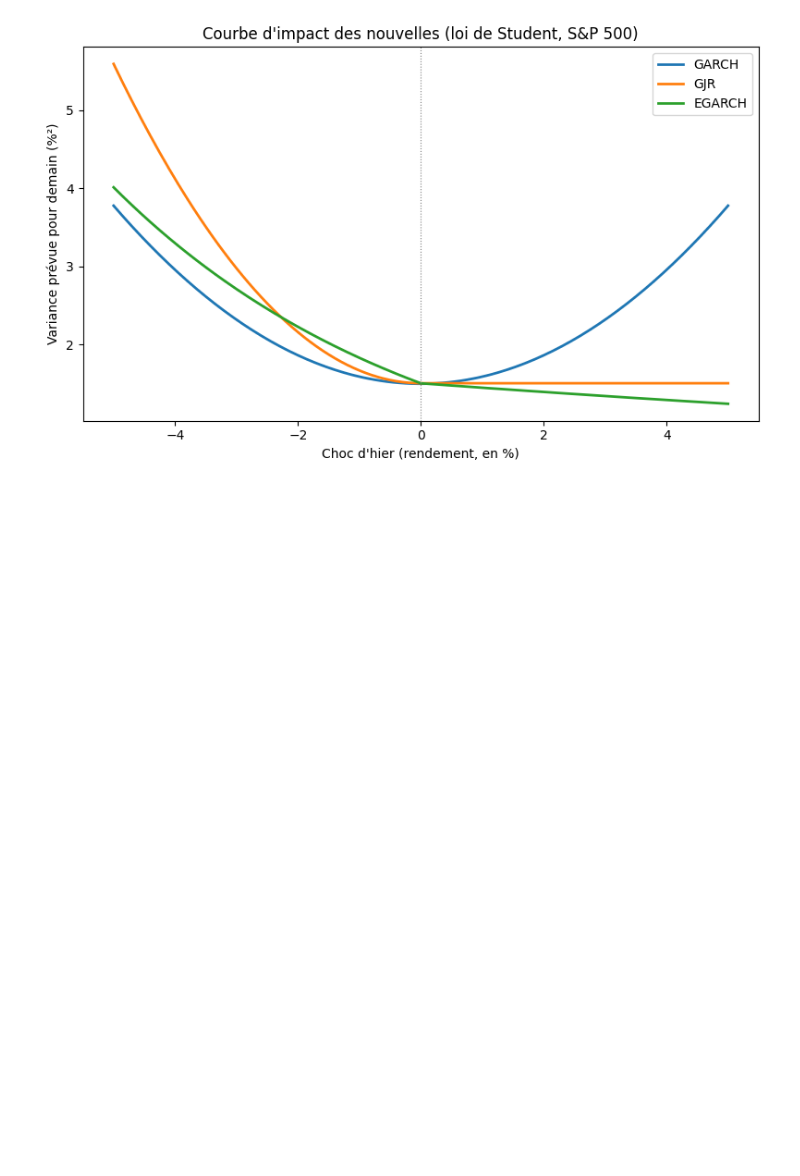
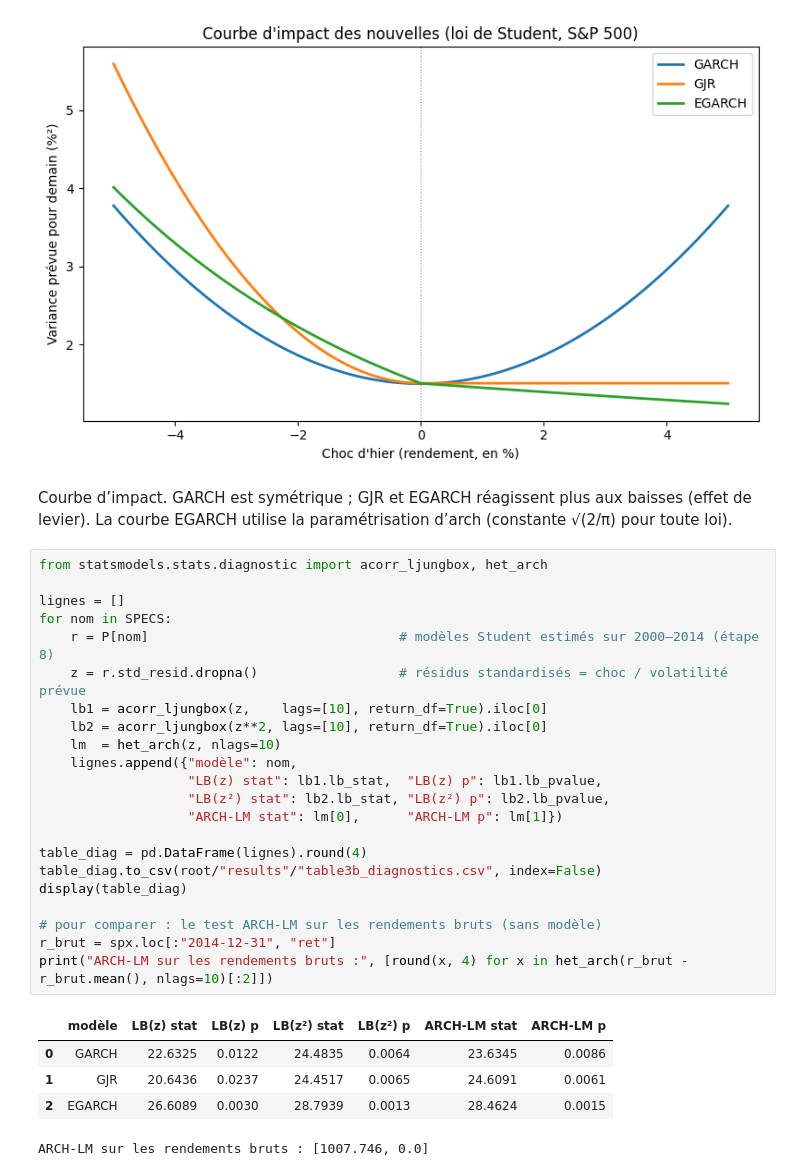
Before and after one commit to syrine1O/ml-finance-project, a Jupyter notebook: notebooks/03_garch.ipynb, the cells around one changed output. Drawn from its saved outputs; the diff is of its cells as text; blank space fills up the shorter version.

Commit message:
T7 : tests sur les résidus (Ljung-Box, ARCH-LM) et textes d'interprétation

```diff
--- a/notebooks/03_garch.ipynb
+++ b/notebooks/03_garch.ipynb
@@ -204,3 +206,33 @@ fig.savefig(root/"figures"/"fig4_news_impact.png", dpi=150)
 plt.show()
 # %% [output]
 [figure]
+# %% [markdown]
+Courbe d’impact. GARCH est symétrique ; GJR et EGARCH réagissent plus aux baisses (effet de levier). La courbe EGARCH utilise la paramétrisation d’arch (constante √(2/π) pour toute loi).
+# %%
+from statsmodels.stats.diagnostic import acorr_ljungbox, het_arch
+
+lignes = []
+for nom in SPECS:
+    r = P[nom]                                # modèles Student estimés sur 2000–2014 (étape 8)
+    z = r.std_resid.dropna()                  # résidus standardisés = choc / volatilité prévue
+    lb1 = acorr_ljungbox(z,    lags=[10], return_df=True).iloc[0]
+    lb2 = acorr_ljungbox(z**2, lags=[10], return_df=True).iloc[0]
+    lm  = het_arch(z, nlags=10)
+    lignes.append({"modèle": nom,
+                   "LB(z) stat": lb1.lb_stat,  "LB(z) p": lb1.lb_pvalue,
+                   "LB(z²) stat": lb2.lb_stat, "LB(z²) p": lb2.lb_pvalue,
+                   "ARCH-LM stat": lm[0],      "ARCH-LM p": lm[1]})
+
+table_diag = pd.DataFrame(lignes).round(4)
+table_diag.to_csv(root/"results"/"table3b_diagnostics.csv", index=False)
+display(table_diag)
+
+# pour comparer : le test ARCH-LM sur les rendements bruts (sans modèle)
+r_brut = spx.loc[:"2014-12-31", "ret"]
+print("ARCH-LM sur les rendements bruts :", [round(x, 4) for x in het_arch(r_brut - r_brut.mean(), nlags=10)[:2]])
+# %% [output]
+|  | modèle | LB(z) stat | LB(z) p | LB(z²) stat | LB(z²) p | ARCH-LM stat | ARCH-LM p |
+| 0 | GARCH | 22.6325 | 0.0122 | 24.4835 | 0.0064 | 23.6345 | 0.0086 |
+| 1 | GJR | 20.6436 | 0.0237 | 24.4517 | 0.0065 | 24.6091 | 0.0061 |
+| 2 | EGARCH | 26.6089 | 0.0030 | 28.7939 | 0.0013 | 28.4624 | 0.0015 |
+ARCH-LM sur les rendements bruts : [1007.746, 0.0]
```
Also changed, not shown: parts of 2 cells of this notebook, 1 other file.
